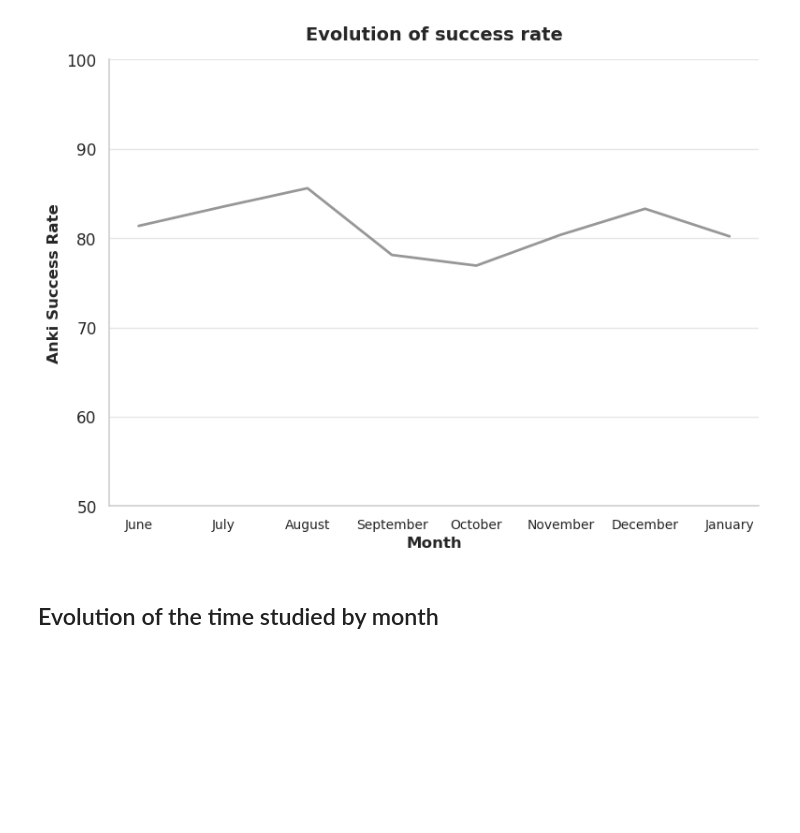
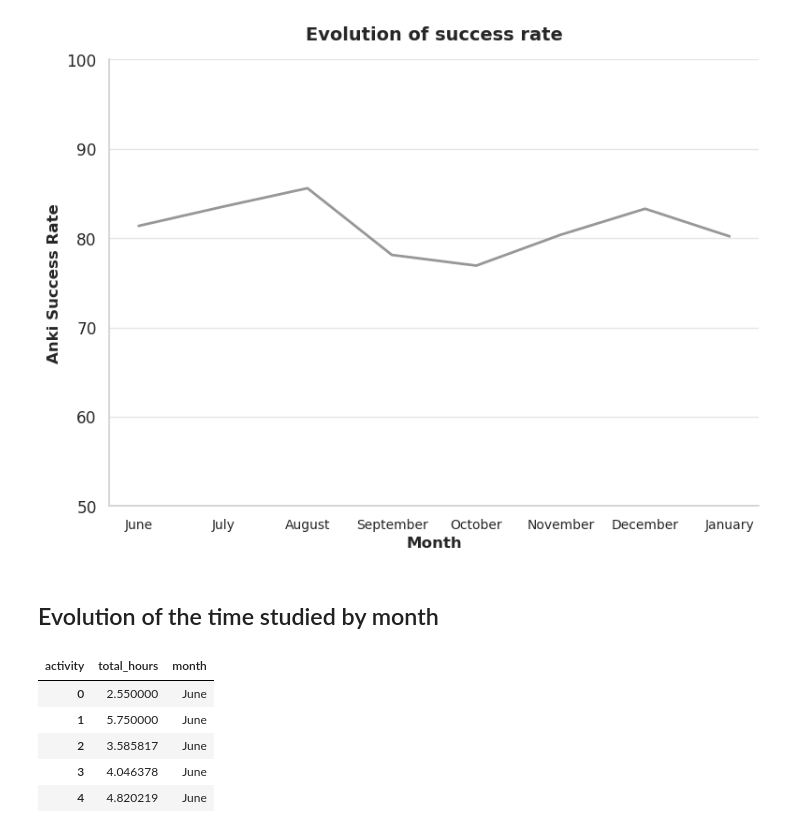
Before and after one commit to Oddman43/BIR_EDA, a Jupyter notebook: notebooks/data_analysis.ipynb, the cells around one changed output. Cells and saved outputs as stored; diff of their text form; code cells hidden in the pictures; blank space fills up the shorter version.

```diff
--- a/notebooks/data_analysis.ipynb
+++ b/notebooks/data_analysis.ipynb
@@ -906,3 +916,17 @@ plt.show()
 [figure]
 # %% [markdown]
 ## Evolution of the time studied by month
+# %%
+study_month = bir_days_hours.copy()
+study_month["month"] = study_month["date_day"].dt.month_name()
+study_month = study_month[~study_month["month"].str.contains("May")].reset_index(drop=True)
+study_month = study_month.drop(columns=["date_day"])
+study_month["month"] = pd.Categorical(study_month["month"], categories=order, ordered=True)
+study_month.head()
+# %% [output]
+| activity | total_hours | month |
+| 0 | 2.550000 | June |
+| 1 | 5.750000 | June |
+| 2 | 3.585817 | June |
+| 3 | 4.046378 | June |
+| 4 | 4.820219 | June |
```
Also changed, not shown: parts of 4 cells of this notebook, 1 other file.
